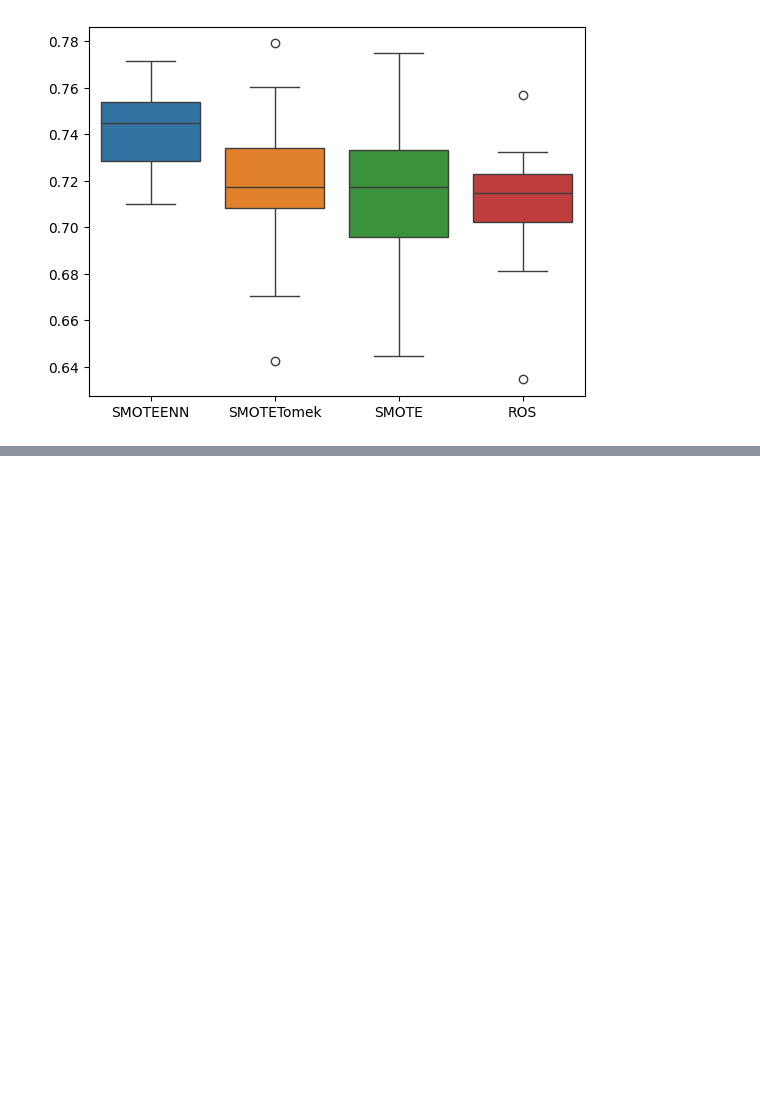
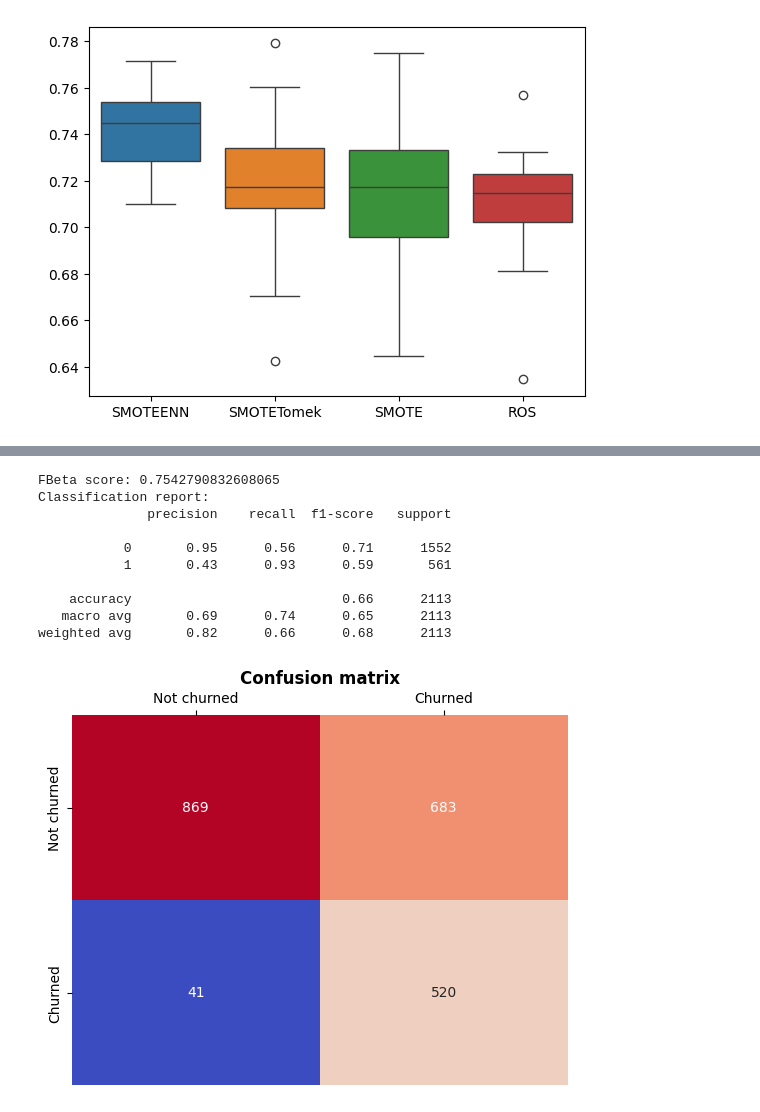
Before and after one commit to hyugai/MLOps-Classification-CustomerChurnTelco, a Jupyter notebook: notebook/feature_engineering.ipynb, the cells around one changed output, grey strips where cells are left out. Drawn from its saved outputs; the diff is of its cells as text; code cells hidden in the pictures; blank space fills up the shorter version.

```diff
--- a/notebook/feature_engineering.ipynb
+++ b/notebook/feature_engineering.ipynb
@@ -526,0 +529,7 @@ plot_kfold_results(kfold_results)
+# %%
+# search runs
+## notes: if using nodes, the function for the node should be present in memory
+run_id = mlflow.search_runs(
+    filter_string="tag.pre_pro = 'si(mean)_std_ohe_smoteenn' and tags.base_model = 'LR'"
+)['run_id'].values[0]
+model = mlflow.pyfunc.load_model(f"runs:/{run_id}/model")
@@ -526,0 +538,32 @@ plot_kfold_results(kfold_results)
+# %%
+# make predictions
+## fbeta & classification report
+val_predictions = model.predict(materials['X_test'])
+val_fbeta = fbeta_score(materials['y_test'], val_predictions,
+                        beta=2)
+print(f"FBeta score: {val_fbeta} \nClassification report: \n{classification_report(materials['y_test'], val_predictions)}")
+
+## confusion matrix
+data = confusion_matrix(materials['y_test'], val_predictions)
+g = sns.heatmap(data,
+            annot=True, fmt='.0f',
+            cmap='coolwarm', cbar=False)
+g.xaxis.tick_top()
+g.set_xticklabels(['Not churned', 'Churned'])
+g.set_yticklabels(['Not churned', 'Churned'])
+g.set_title(label='Confusion matrix',
+            fontdict=dict(weight='bold'))
+
+plt.show()
+# %% [output]
+FBeta score: 0.7542790832608065
+Classification report:
+              precision    recall  f1-score   support
+
+           0       0.95      0.56      0.71      1552
+           1       0.43      0.93      0.59       561
+
+    accuracy                           0.66      2113
+   macro avg       0.69      0.74      0.65      2113
+weighted avg       0.82      0.66      0.68      2113
+[figure, added]
```
Also changed, not shown: parts of 5 cells of this notebook, 1 other file.
